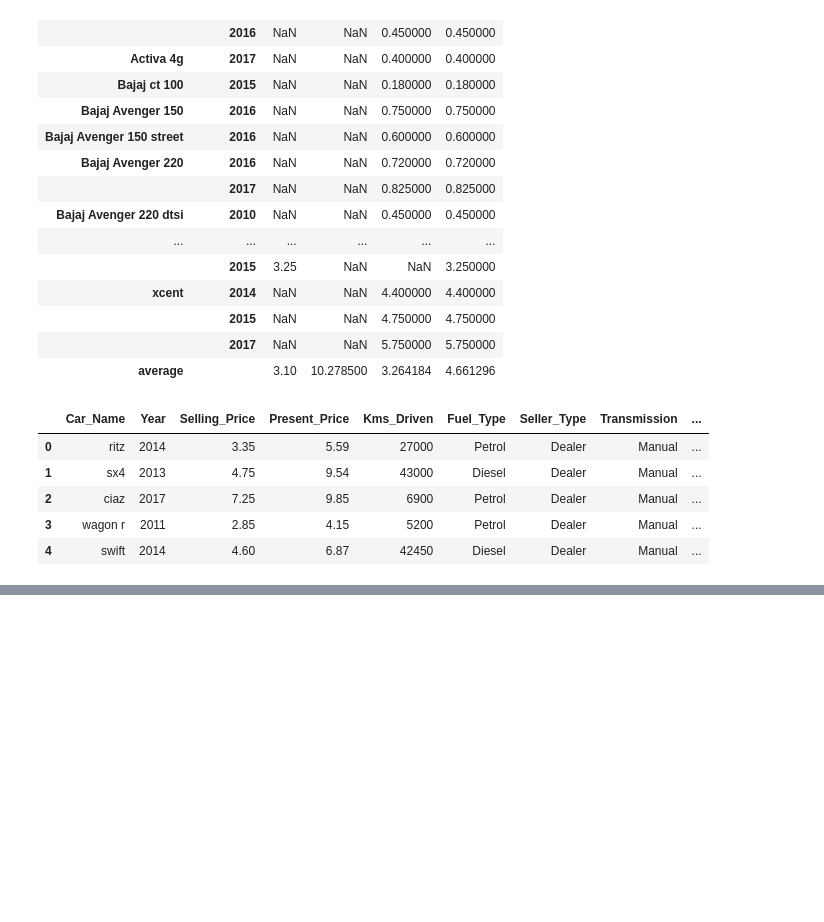
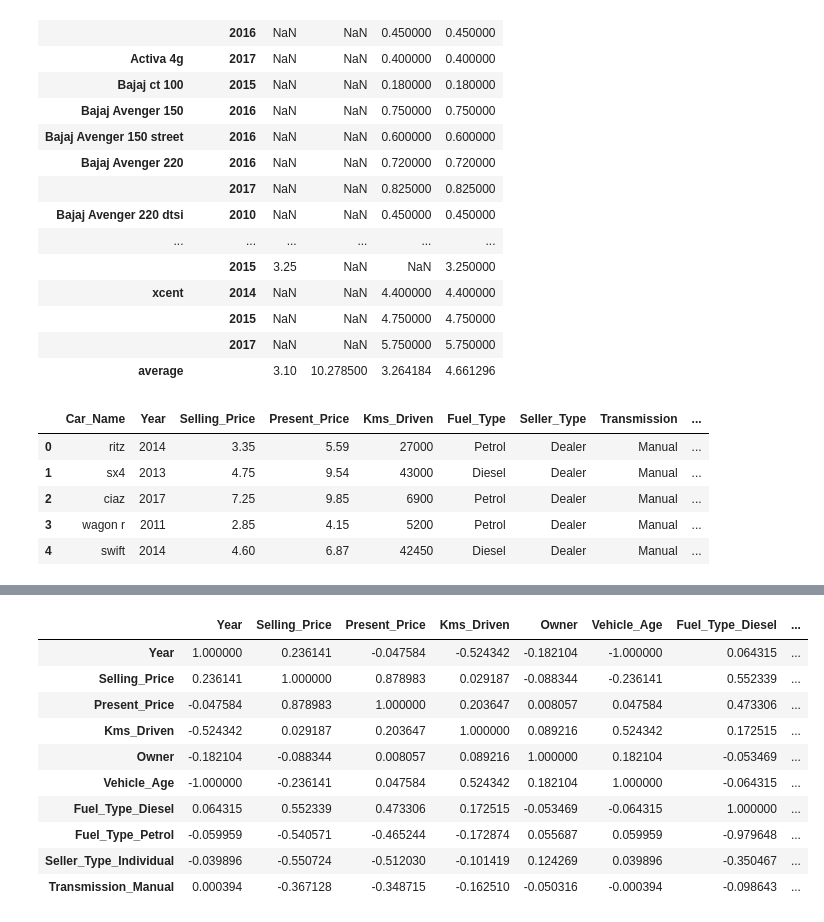
Before and after one commit to RMLAI/Projects, a Jupyter notebook: Used_Car_Price_Prediction.ipynb, the cells around one changed output, grey strips where cells are left out. Drawn from its saved outputs; the diff is of its cells as text; code cells hidden in the pictures; blank space fills up the shorter version.

```diff
--- a/Used_Car_Price_Prediction.ipynb
+++ b/Used_Car_Price_Prediction.ipynb
@@ -126,0 +148,16 @@ df_temp.head()
+# %%
+#checking the correlation
+corr_matrix = final_df.corr()
+corr_matrix
+# %% [output]
+|  | Year | Selling_Price | Present_Price | Kms_Driven | Owner | Vehicle_Age | Fuel_Type_Diesel | ... |
+| Year | 1.000000 | 0.236141 | -0.047584 | -0.524342 | -0.182104 | -1.000000 | 0.064315 | ... |
+| Selling_Price | 0.236141 | 1.000000 | 0.878983 | 0.029187 | -0.088344 | -0.236141 | 0.552339 | ... |
+| Present_Price | -0.047584 | 0.878983 | 1.000000 | 0.203647 | 0.008057 | 0.047584 | 0.473306 | ... |
+| Kms_Driven | -0.524342 | 0.029187 | 0.203647 | 1.000000 | 0.089216 | 0.524342 | 0.172515 | ... |
+| Owner | -0.182104 | -0.088344 | 0.008057 | 0.089216 | 1.000000 | 0.182104 | -0.053469 | ... |
+| Vehicle_Age | -1.000000 | -0.236141 | 0.047584 | 0.524342 | 0.182104 | 1.000000 | -0.064315 | ... |
+| Fuel_Type_Diesel | 0.064315 | 0.552339 | 0.473306 | 0.172515 | -0.053469 | -0.064315 | 1.000000 | ... |
+| Fuel_Type_Petrol | -0.059959 | -0.540571 | -0.465244 | -0.172874 | 0.055687 | 0.059959 | -0.979648 | ... |
+| Seller_Type_Individual | -0.039896 | -0.550724 | -0.512030 | -0.101419 | 0.124269 | 0.039896 | -0.350467 | ... |
+| Transmission_Manual | 0.000394 | -0.367128 | -0.348715 | -0.162510 | -0.050316 | -0.000394 | -0.098643 | ... |
```
Also changed, not shown: parts of 8 cells of this notebook.
